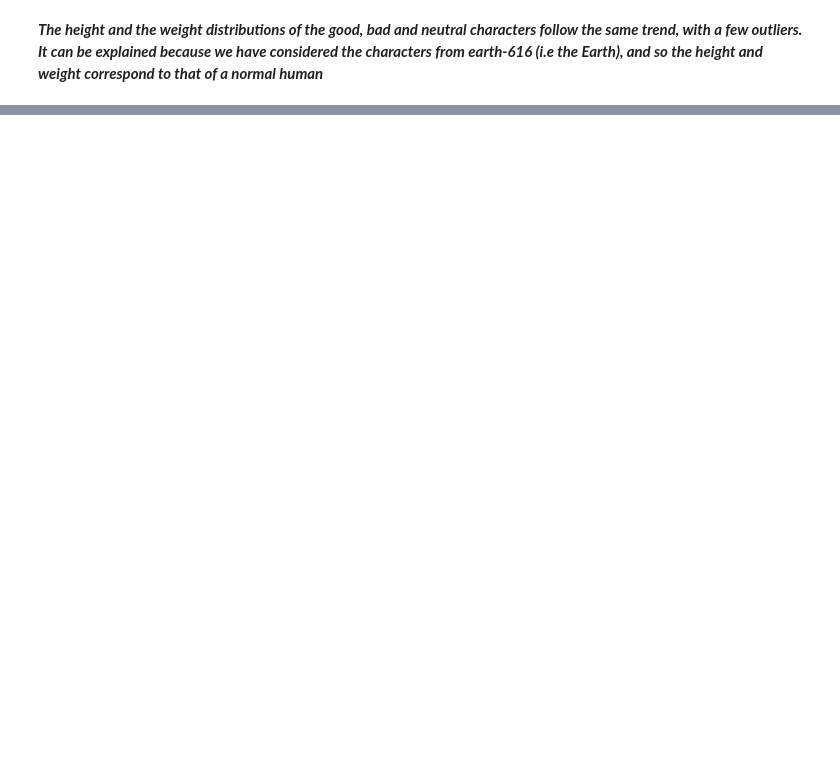
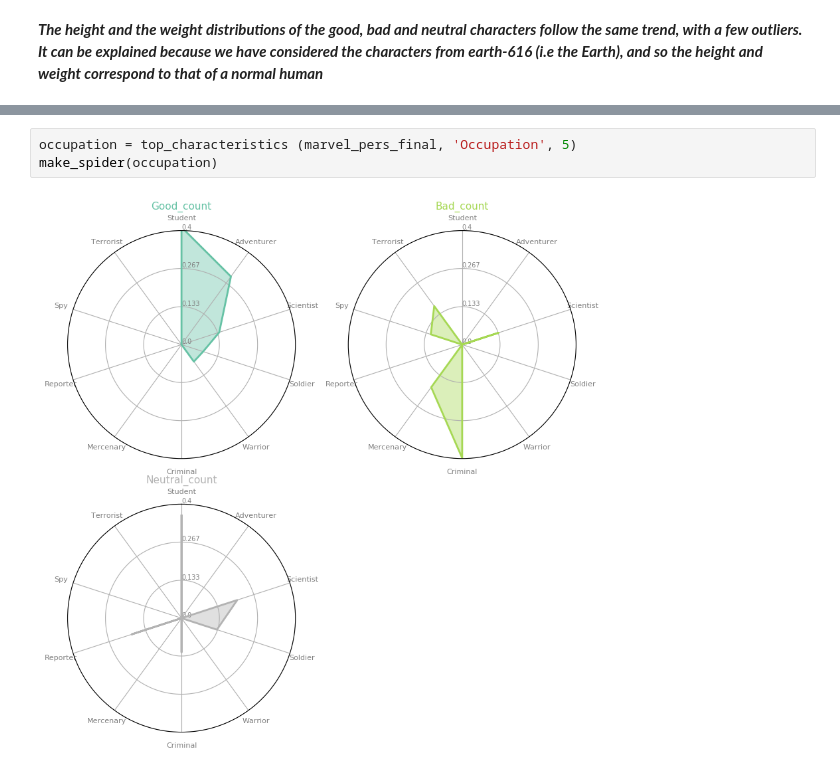
Before and after one commit to marvelous-comics/project_ADAELE, a Jupyter notebook: Marvellous Comics Notebook-Pilou.ipynb, the cells around one changed output, grey strips where cells are left out. Saved outputs shown, nothing was run; the diff lists cells and outputs as text; blank space fills up the shorter version.

```diff
--- a/Marvellous Comics Notebook-Pilou.ipynb
+++ b/Marvellous Comics Notebook-Pilou.ipynb
@@ -810,0 +735,5 @@ def top_10_characteristics (df, column_str):
+# %%
+occupation = top_characteristics (marvel_pers_final, 'Occupation', 5)
+make_spider(occupation)
+# %% [output]
+[figure, added]
```
Also changed, not shown: parts of 19 cells of this notebook.
